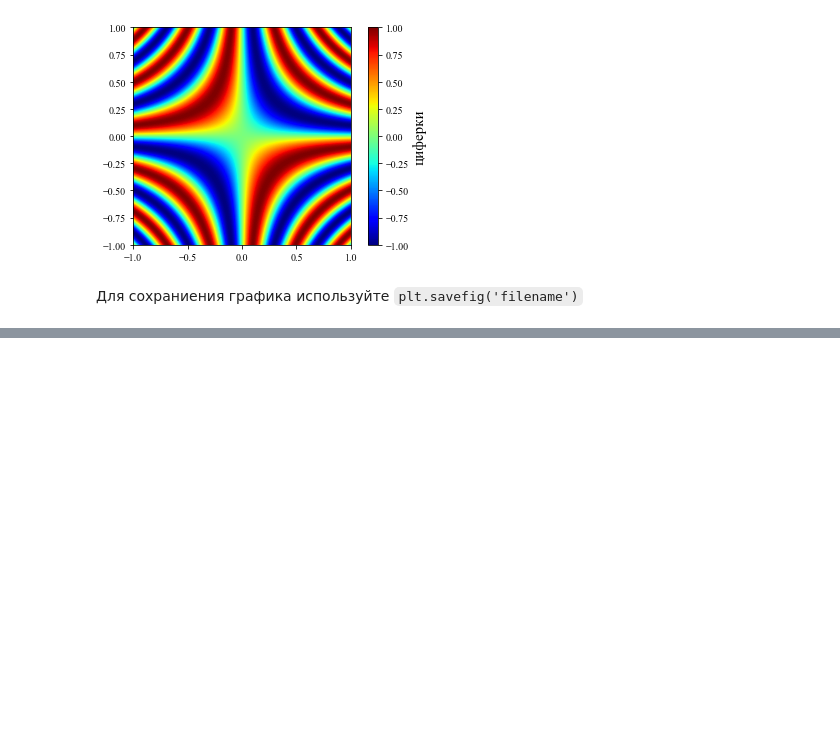
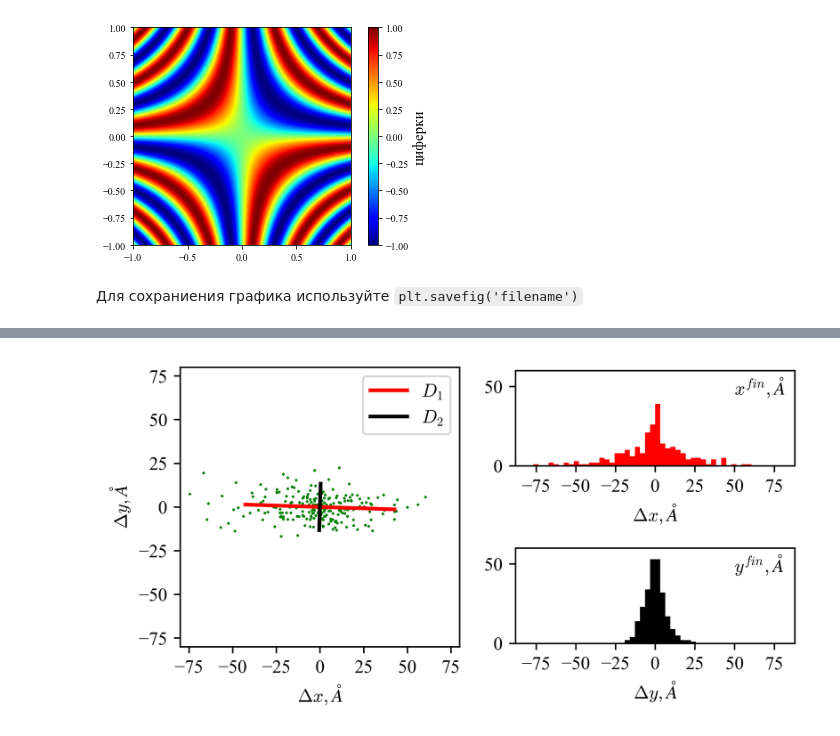
Before and after one commit to yamarus/PyForSci, a Jupyter notebook: source/lectures/theme7.ipynb, the cells around one changed output, grey strips where cells are left out. Drawn from its saved outputs; the diff is of its cells as text; code cells hidden in the pictures; blank space fills up the shorter version.

```diff
--- a/source/lectures/theme7.ipynb
+++ b/source/lectures/theme7.ipynb
@@ -402,0 +408,54 @@ plt.show()
+# %%
+from matplotlib import rcParams
+rcParams['font.family'] = 'serif'
+rcParams['font.serif'] = ['Times New Roman']
+rcParams["figure.dpi"]=600
+import matplotlib.pyplot as plt
+import numpy as np
+
+
+data=np.loadtxt('t5_diff.csv',delimiter=', ',skiprows=1)
+w,v = np.linalg.eig(np.cov(data.T))
+
+line1=np.array([[v[:,0][0],-v[:,0][0]],[v[:,0][1],-v[:,0][1]]])*w[0]**0.5*2
+line2=np.array([[v[:,1][0],-v[:,1][0]],[v[:,1][1],-v[:,1][1]]])*w[1]**0.5*2
+
+plt.subplot(222)
+bins=np.linspace(-80,80,51)
+plt.hist(data[:,0],bins,color='red')
+plt.ylim(0,60)
+ax=plt.gca()
+plt.xticks(np.linspace(-75,75,7))
+ax.set_aspect(1)
+plt.text(50,45,r'$x^{fin}, \AA$')
+plt.xlabel(r'$\Delta x, \AA$')
+
+plt.subplot(224)
+
+plt.hist(data[:,1],bins,color='black')
+plt.text(50,45,r'$y^{fin}, \AA$')
+plt.ylim(0,60)
+ax=plt.gca()
+ax.set_aspect(1)
+plt.xticks(np.linspace(-75,75,7))
+plt.xlabel(r'$\Delta y, \AA$')
+
+plt.subplots_adjust(hspace=-0.2)
+
+plt.subplot(121)
+plt.plot(data[:,0],data[:,1], 'g.',markersize=1)
+plt.plot(line1[0],line1[1],'r-',linewidth=2, label=r'$D_1$')
+plt.plot(line2[0],line2[1],'k-',linewidth=2, label=r'$D_2$')
+plt.xticks(np.linspace(-75,75,7))
+plt.xlim(-80,80)
+plt.ylim(-80,80)
+ax=plt.gca()
+ax.set_aspect(1.)
+plt.legend(loc='upper right')
+plt.xlabel(r'$\Delta x, \AA$')
+plt.ylabel(r'$\Delta y, \AA$')
+
+plt.savefig('t7_diff.pdf')
+plt.show()
+# %% [output]
+[figure, added]
```
Also changed, not shown: parts of 3 cells of this notebook, 34 other files.
